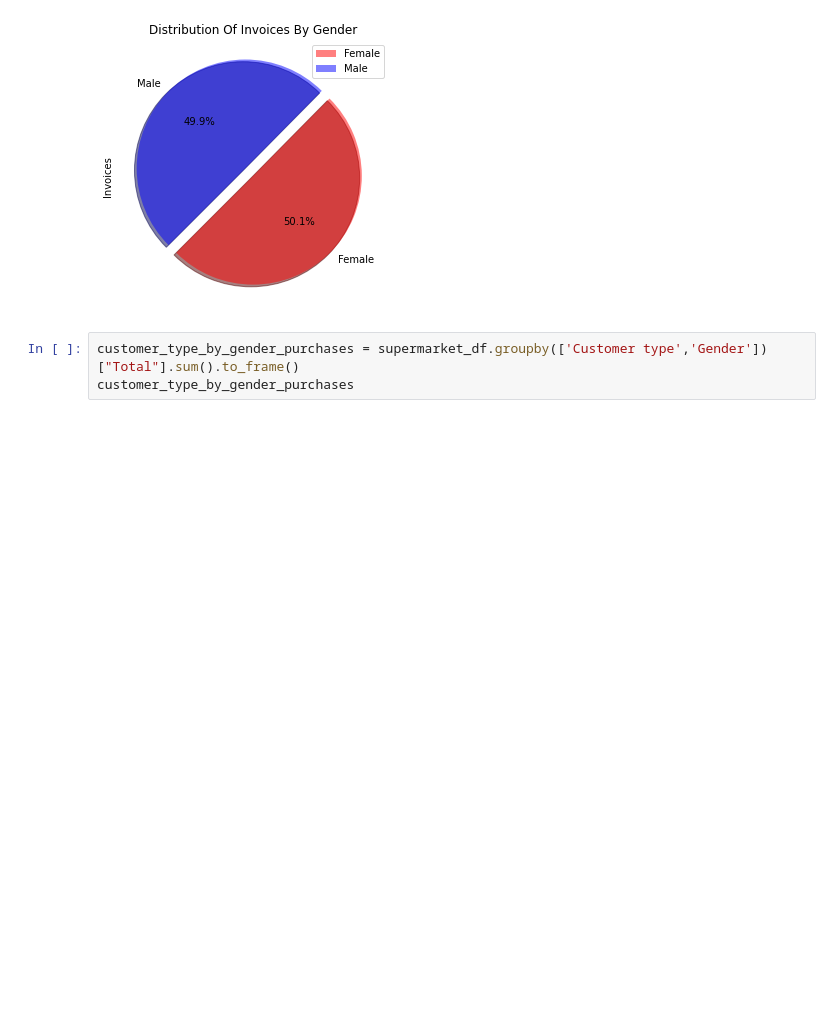
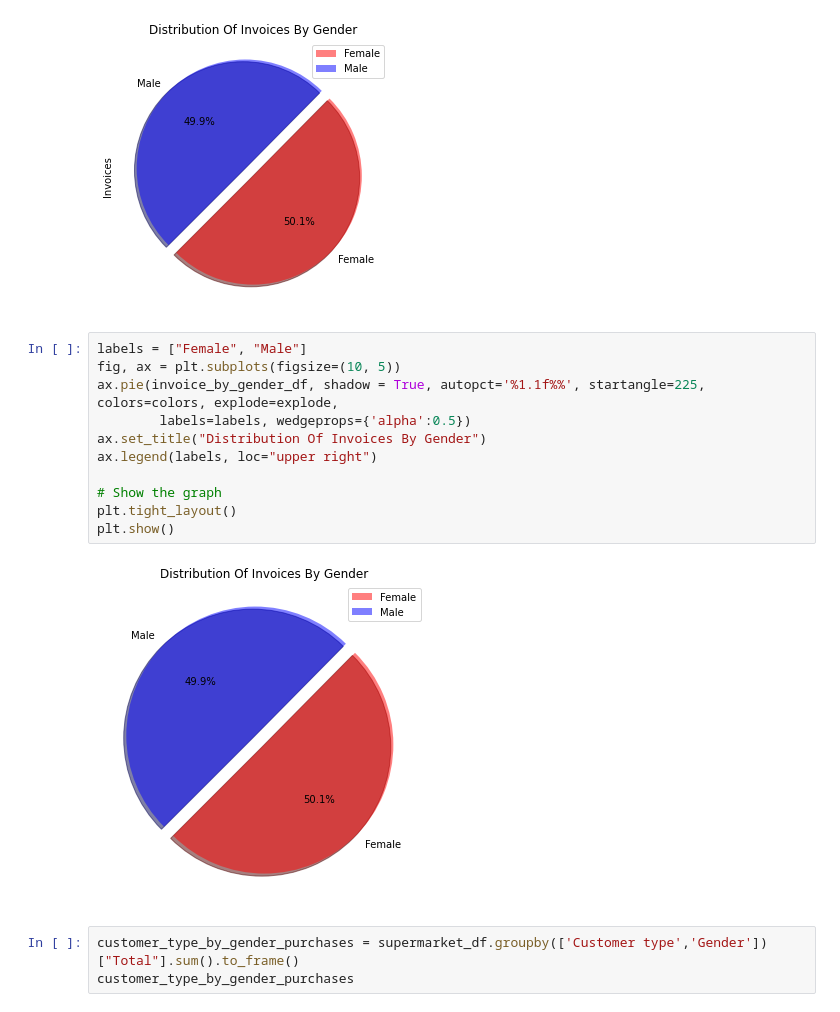
Before and after one commit to jayhjman/supermarket-fun, a Jupyter notebook: Supermarket-Analysis.ipynb, the cells around one changed output. Saved outputs shown, nothing was run; the diff lists cells and outputs as text; blank space fills up the shorter version.

```diff
--- a/Supermarket-Analysis.ipynb
+++ b/Supermarket-Analysis.ipynb
@@ -97,6 +157,19 @@ Female    501
 Male      499
 Name: Invoice ID, dtype: int64
 [figure]
+# %%
+labels = ["Female", "Male"]
+fig, ax = plt.subplots(figsize=(10, 5))
+ax.pie(invoice_by_gender_df, shadow = True, autopct='%1.1f%%', startangle=225,  colors=colors, explode=explode,
+        labels=labels, wedgeprops={'alpha':0.5})
+ax.set_title("Distribution Of Invoices By Gender")
+ax.legend(labels, loc="upper right")
+
+# Show the graph
+plt.tight_layout()
+plt.show()
+# %% [output]
+[figure, added]
 # %%
 customer_type_by_gender_purchases = supermarket_df.groupby(['Customer type','Gender'])["Total"].sum().to_frame()
 customer_type_by_gender_purchases
```
Also changed, not shown: parts of 17 cells of this notebook, 3 other files.
